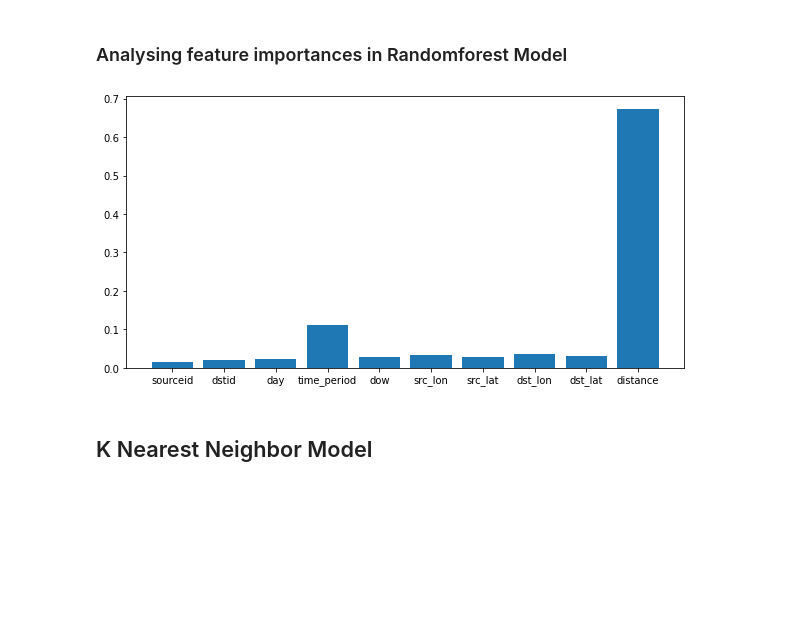
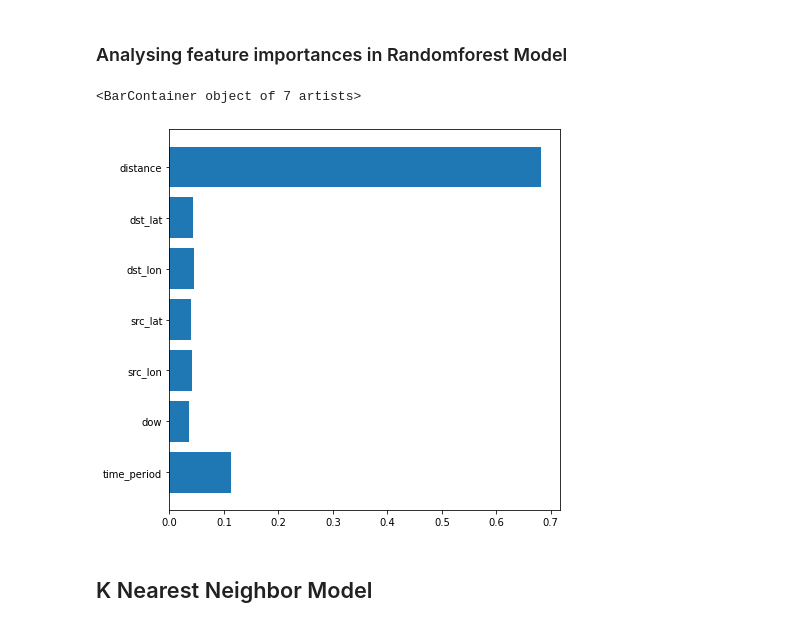
Before and after one commit to spatialthoughts/spatial-data-science, a Jupyter notebook: travel_time_prediction/Model_test.ipynb, the cells around one changed output. Saved outputs shown, nothing was run; the diff lists cells and outputs as text; code cells hidden in the pictures; blank space fills up the shorter version.

```diff
--- a/travel_time_prediction/Model_test.ipynb
+++ b/travel_time_prediction/Model_test.ipynb
@@ -365,15 +240,15 @@ plt.plot(Random_Forest['n'],Random_Forest['RMSE'])
 # %% [markdown]
 ### Analysing feature importances in Randomforest Model
-# %%
-# get importance
-feature_imp = pd.Series(model.feature_importances_)
-feature_imp
-from matplotlib import pyplot
-pyplot.figure(figsize=(10,5))
-pyplot.bar(sel_input, feature_imp
-pyplot.show()
-# %% [output]
-[figure, removed]
+# %%
+all_features=sel_input
+# %%
+# get importance
+importance = model.steps[1][1].feature_importances_
+plt.figure(figsize=(7,7))
+plt.barh(all_features,importance)
+# %% [output]
+<BarContainer object of 7 artists>
+[figure, added]
 # %% [markdown]
 ## K Nearest Neighbor Model
 # %% [markdown]
```
Also changed, not shown: parts of 24 cells of this notebook.
